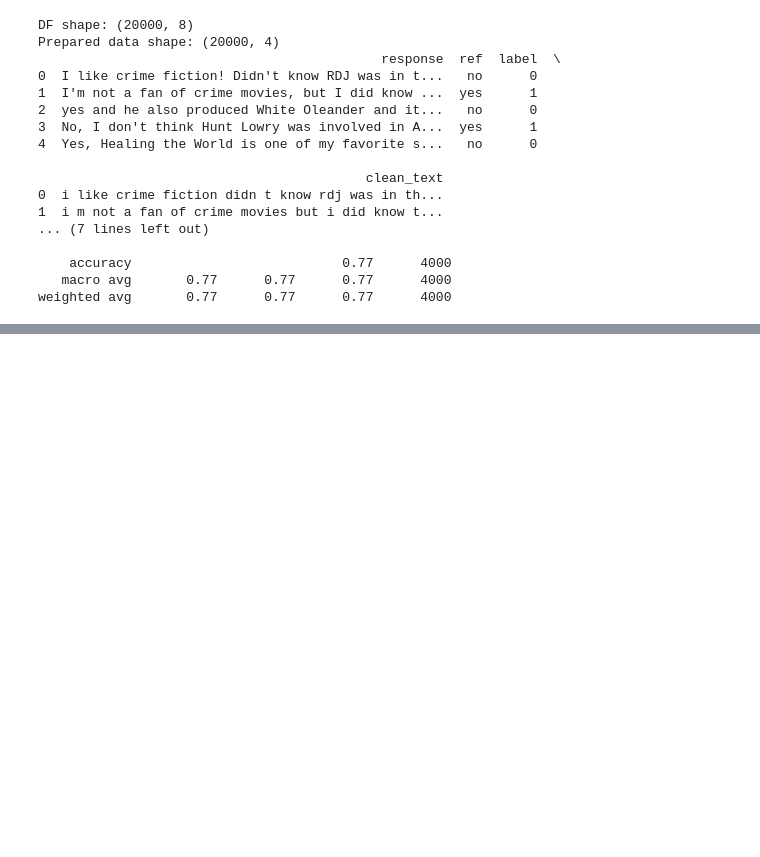
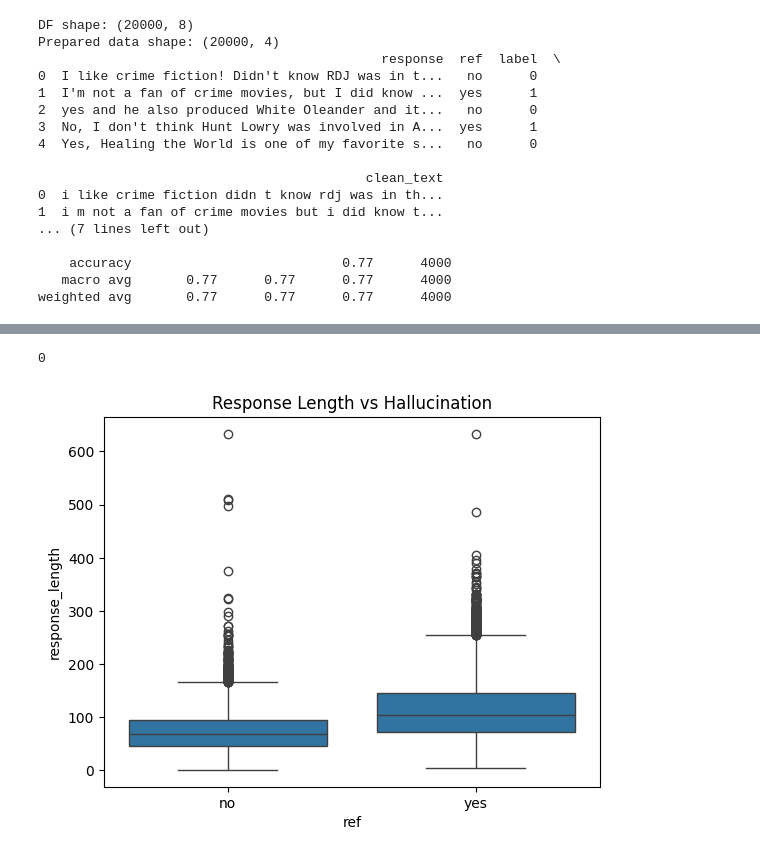
Before and after one commit to Prabhsheenkaur/AI-Hallucination, a Jupyter notebook: ML dataset.ipynb, the cells around one changed output, grey strips where cells are left out. Saved outputs shown, nothing was run; the diff lists cells and outputs as text; code cells hidden in the pictures; blank space fills up the shorter version.

```diff
--- a/ML dataset.ipynb
+++ b/ML dataset.ipynb
@@ -281,0 +376,16 @@ weighted avg       0.77      0.77      0.77      4000
+# %%
+import sys
+import subprocess
+
+subprocess.check_call([sys.executable, "-m", "pip", "install", "seaborn"])
+# %% [output]
+0
+# %%
+import seaborn as sns
+import matplotlib.pyplot as plt
+
+sns.boxplot(x="ref", y="response_length", data=data)
+plt.title("Response Length vs Hallucination")
+plt.show()
+# %% [output]
+[figure, added]
```
Also changed, not shown: parts of 15 cells of this notebook.
